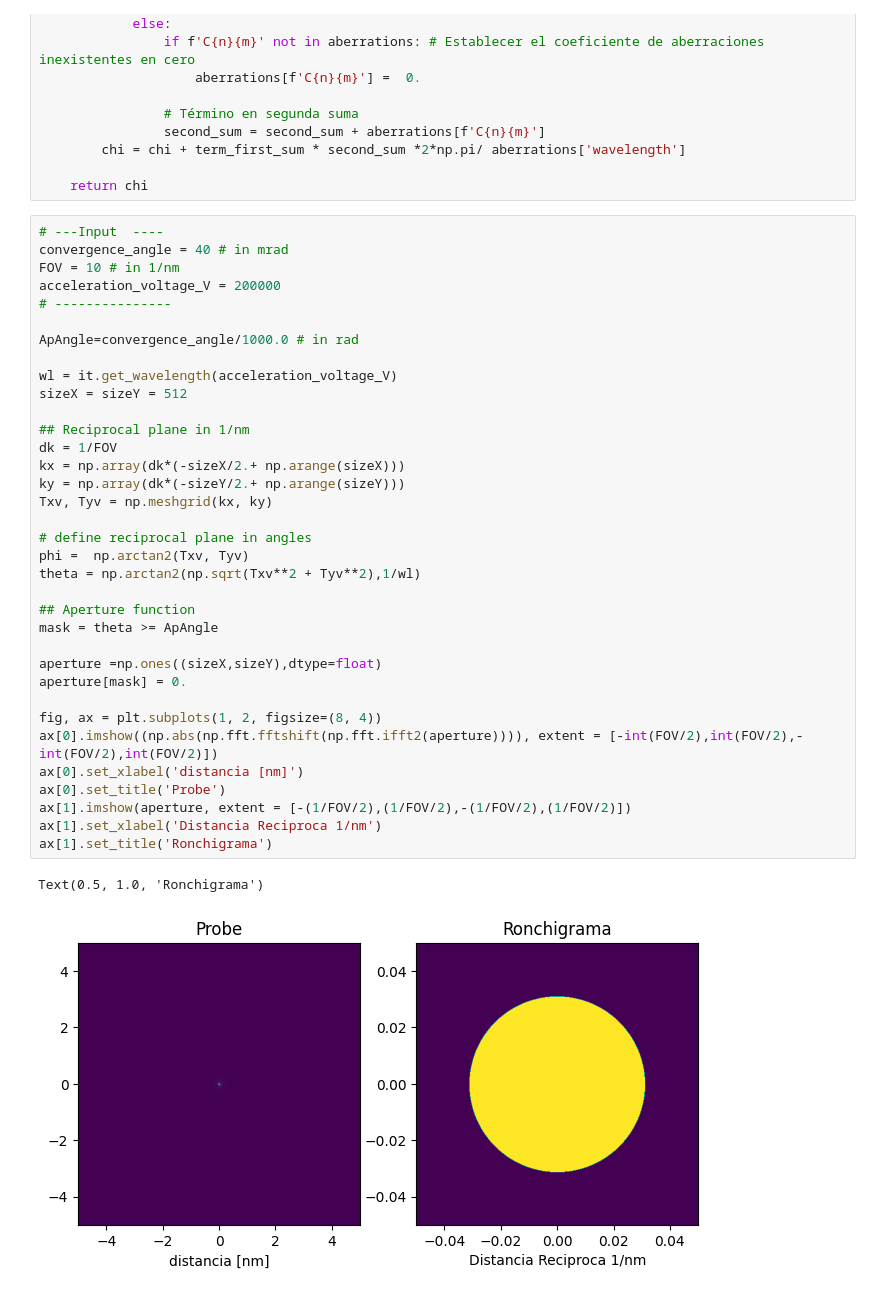
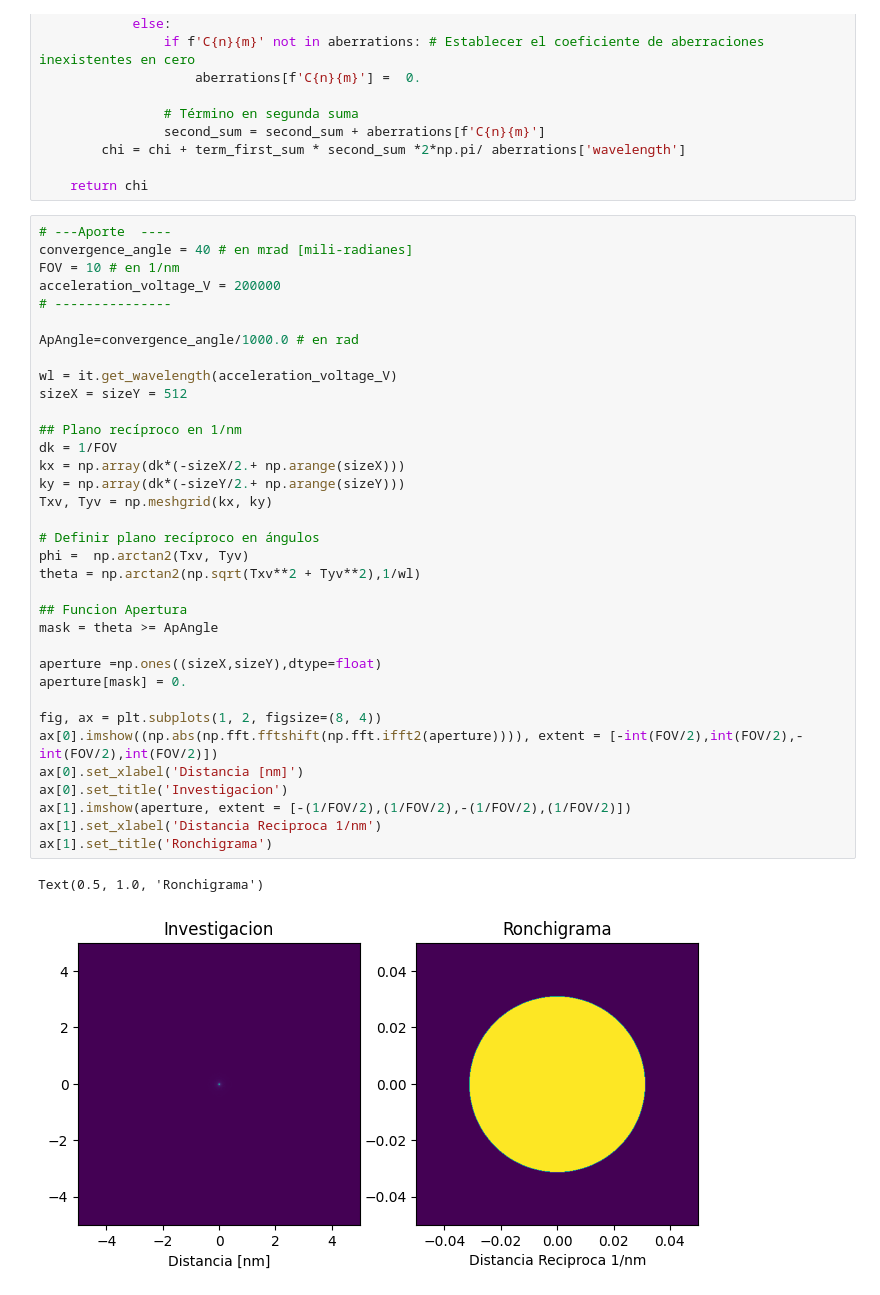
Before and after one commit to aldairmora/RONCHIGRAM, a Jupyter notebook: ronchis.ipynb, the cells around one changed output. Cells and saved outputs as stored; diff of their text form.

```diff
--- a/ronchis.ipynb
+++ b/ronchis.ipynb
@@ -69,41 +64,41 @@ def make_chi( phi, theta, aberrations):
 
     return chi
 # %%
-# ---Input  ----
-convergence_angle = 40 # in mrad
-FOV = 10 # in 1/nm
+# ---Aporte  ----
+convergence_angle = 40 # en mrad [mili-radianes]
+FOV = 10 # en 1/nm
 acceleration_voltage_V = 200000
 # ---------------
 
-ApAngle=convergence_angle/1000.0 # in rad
+ApAngle=convergence_angle/1000.0 # en rad
 
 wl = it.get_wavelength(acceleration_voltage_V)
 sizeX = sizeY = 512
 
-## Reciprocal plane in 1/nm
+## Plano recíproco en 1/nm
 dk = 1/FOV
 kx = np.array(dk*(-sizeX/2.+ np.arange(sizeX)))
 ky = np.array(dk*(-sizeY/2.+ np.arange(sizeY)))
 Txv, Tyv = np.meshgrid(kx, ky)
 
-# define reciprocal plane in angles
+# Definir plano recíproco en ángulos
 phi =  np.arctan2(Txv, Tyv)
 theta = np.arctan2(np.sqrt(Txv**2 + Tyv**2),1/wl)
 
-## Aperture function
+## Funcion Apertura
 mask = theta >= ApAngle
 
 aperture =np.ones((sizeX,sizeY),dtype=float)
 aperture[mask] = 0.
 
 fig, ax = plt.subplots(1, 2, figsize=(8, 4))
 ax[0].imshow((np.abs(np.fft.fftshift(np.fft.ifft2(aperture)))), extent = [-int(FOV/2),int(FOV/2),-int(FOV/2),int(FOV/2)])
-ax[0].set_xlabel('distancia [nm]')
-ax[0].set_title('Probe')
+ax[0].set_xlabel('Distancia [nm]')
+ax[0].set_title('Investigacion')
 ax[1].imshow(aperture, extent = [-(1/FOV/2),(1/FOV/2),-(1/FOV/2),(1/FOV/2)])
 ax[1].set_xlabel('Distancia Reciproca 1/nm')
 ax[1].set_title('Ronchigrama')
 # %% [output]
 Text(0.5, 1.0, 'Ronchigrama')
-[figure, old version]
+[figure, new version]
 # %%
```
Also changed, not shown: parts of 10 cells of this notebook.
